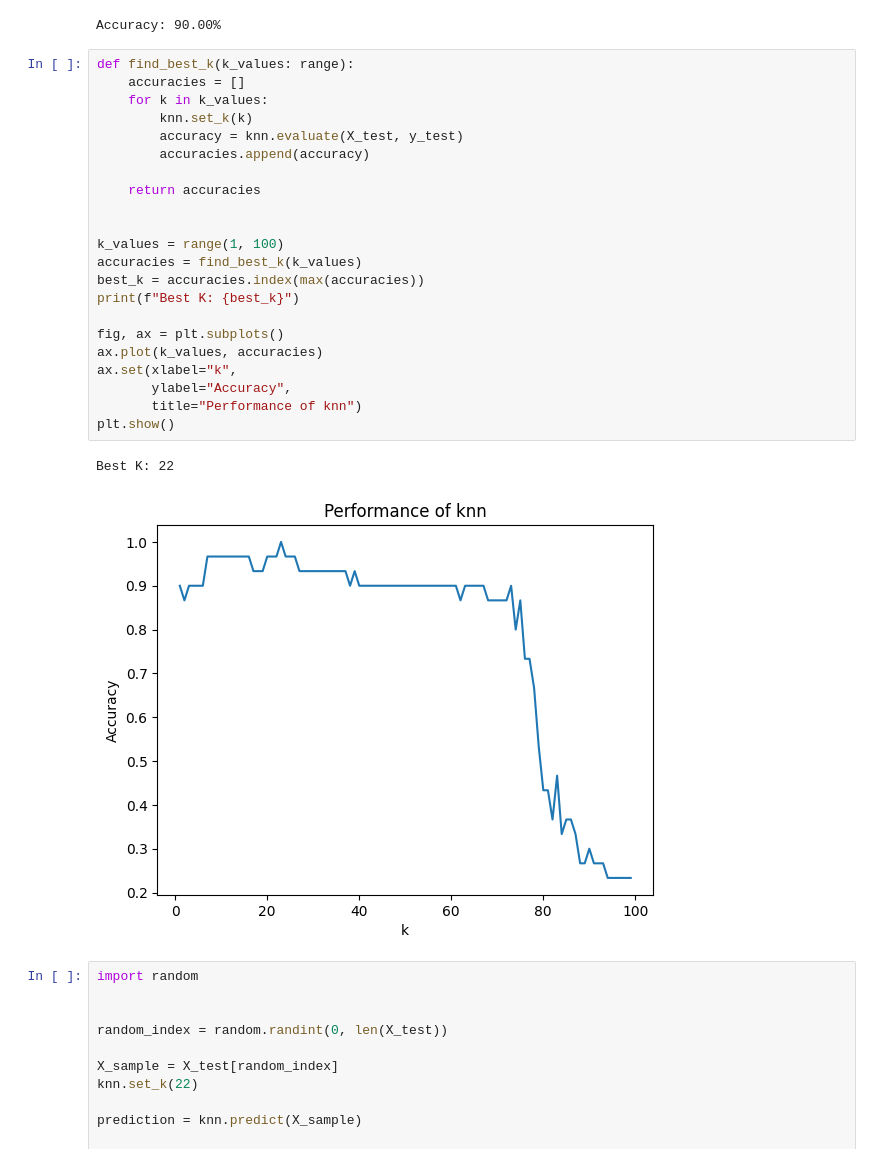
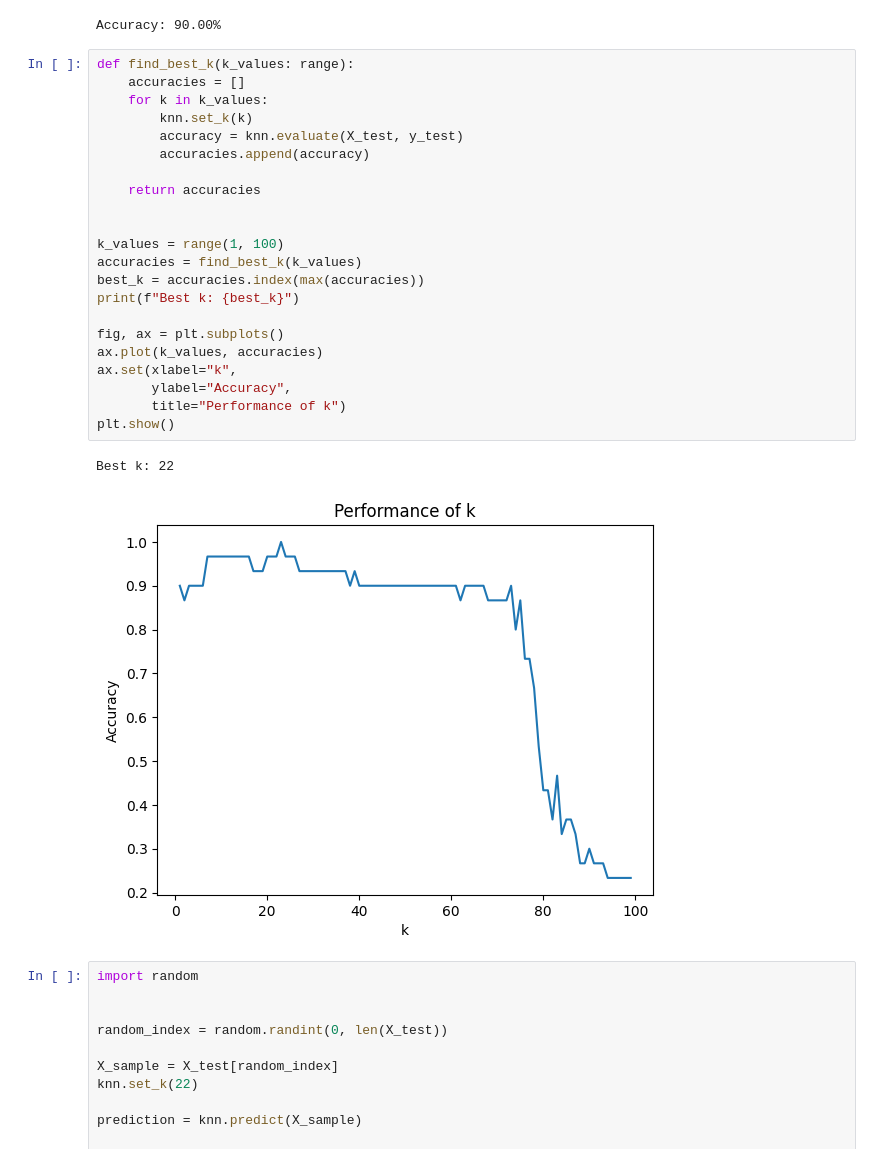
Before and after one commit to julian-baumann/k-nearest-neighbors, a Jupyter notebook: main.ipynb, the cells around one changed output. Drawn from its saved outputs; the diff is of its cells as text.

```diff
--- a/main.ipynb
+++ b/main.ipynb
@@ -191,28 +191,28 @@ Accuracy: 90.00%
 # %%
 def find_best_k(k_values: range):
     accuracies = []
     for k in k_values:
         knn.set_k(k)
         accuracy = knn.evaluate(X_test, y_test)
         accuracies.append(accuracy)
 
     return accuracies
 
 
 k_values = range(1, 100)
 accuracies = find_best_k(k_values)
 best_k = accuracies.index(max(accuracies))
-print(f"Best K: {best_k}")
+print(f"Best k: {best_k}")
 
 fig, ax = plt.subplots()
 ax.plot(k_values, accuracies)
 ax.set(xlabel="k",
        ylabel="Accuracy",
-       title="Performance of knn")
+       title="Performance of k")
 plt.show()
 # %% [output]
-Best K: 22
+Best k: 22
-[figure, old version]
+[figure, new version]
 # %%
 import random
 
```
